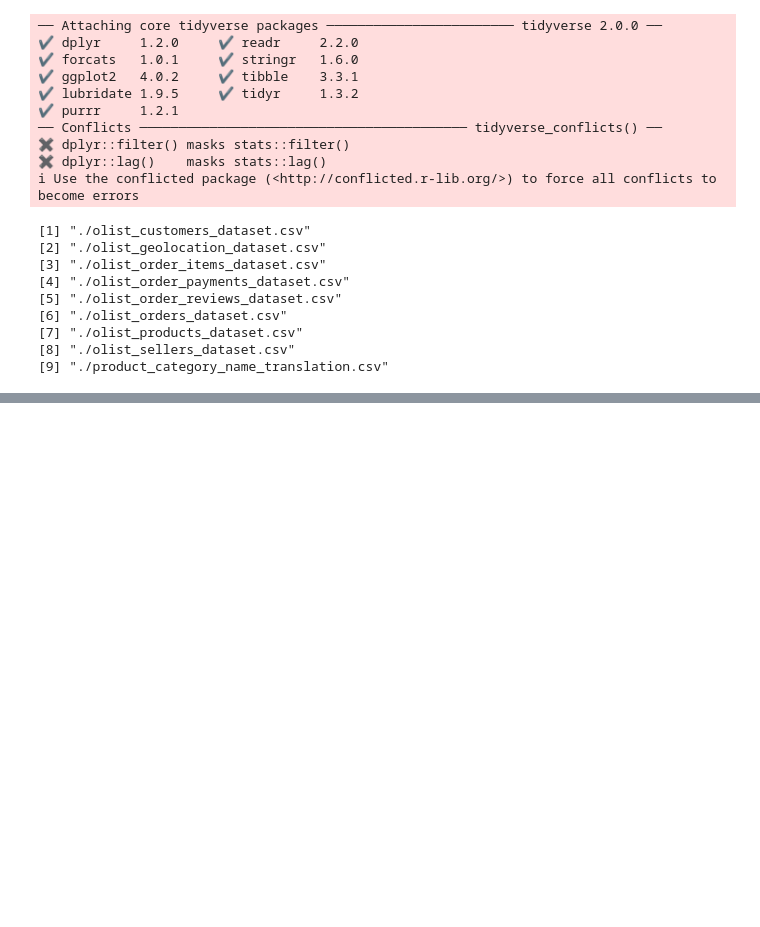
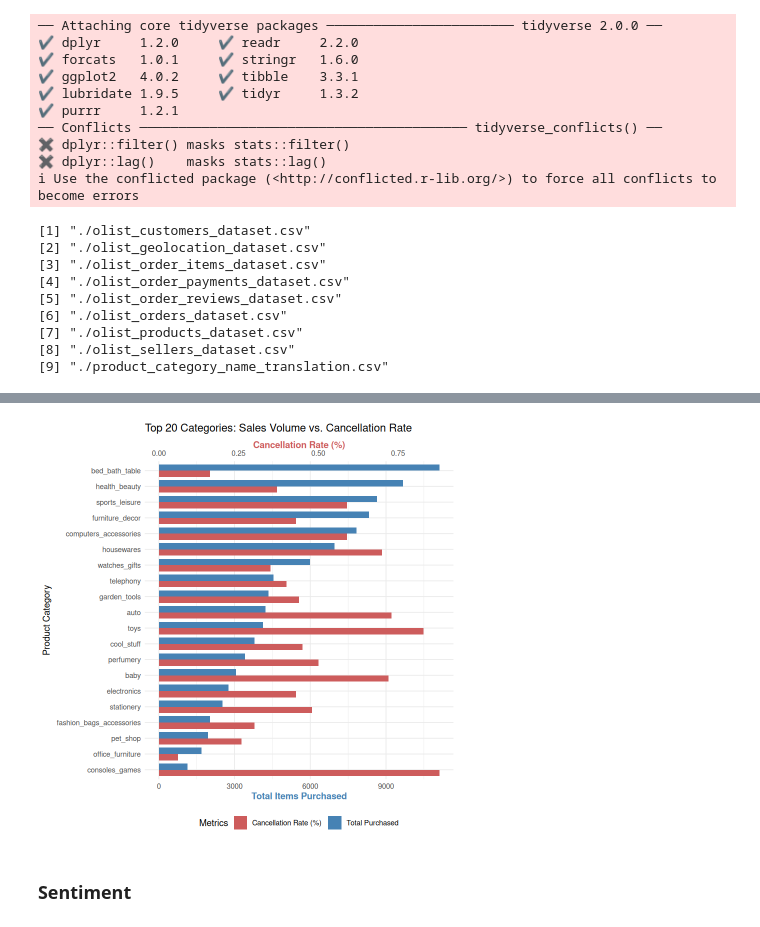
Before and after one commit to sky-akash/SPINAKER_D1_R_MarketAnalysis, a Jupyter notebook: data_eda.ipynb, the cells around one changed output, grey strips where cells are left out. Saved outputs shown, nothing was run; the diff lists cells and outputs as text; code cells hidden in the pictures; blank space fills up the shorter version.

```diff
--- a/data_eda.ipynb
+++ b/data_eda.ipynb
@@ -42,0 +320,48 @@ list.files(out_dir, pattern = "\\.csv$", full.names = TRUE)
+# %%
+# 1. Calculate a scaling factor
+# This aligns the small percentage numbers to the large volume numbers
+scale_factor <- max(top_20_status_analysis$total_purchased) / max(top_20_status_analysis$failure_rate_pct)
+
+# 2. Build the dual-axis plot
+ggplot(top_20_status_analysis, aes(x = reorder(product_category_name_english, total_purchased))) +
+
+  # Bar 1: Total Purchased (nudged slightly to one side)
+  geom_col(aes(y = total_purchased, fill = "Total Purchased"),
+           position = position_nudge(x = 0.2), width = 0.4) +
+
+  # Bar 2: Cancellation Rate (nudged to the other side, and scaled up by our factor)
+  geom_col(aes(y = failure_rate_pct * scale_factor, fill = "Cancellation Rate (%)"),
+           position = position_nudge(x = -0.2), width = 0.4) +
+
+  # Define the Dual Y-Axis
+  scale_y_continuous(
+    name = "Total Items Purchased",
+    # The secondary axis divides by the scale_factor to show the true percentage
+    sec.axis = sec_axis(~ . / scale_factor, name = "Cancellation Rate (%)")
+  ) +
+
+  # Set custom colors for the two metrics
+  scale_fill_manual(
+    name = "Metrics",
+    values = c("Total Purchased" = "steelblue", "Cancellation Rate (%)" = "indianred")
+  ) +
+
+  # Flip the chart so long category names are readable
+  coord_flip() +
+
+  # Add titles and clean up the theme
+  labs(
+    title = "Top 20 Categories: Sales Volume vs. Cancellation Rate",
+    x = "Product Category"
+  ) +
+  theme_minimal() +
+  theme(
+    legend.position = "bottom",
+    # Color the axis titles to match the bars for easier reading
+    axis.title.x.bottom = element_text(color = "steelblue", face = "bold"),
+    axis.title.x.top = element_text(color = "indianred", face = "bold")
+  )
+# %% [output]
+[figure, added]
+# %% [markdown]
+### Sentiment
```
Also changed, not shown: parts of 43 cells of this notebook, 6 other files.
